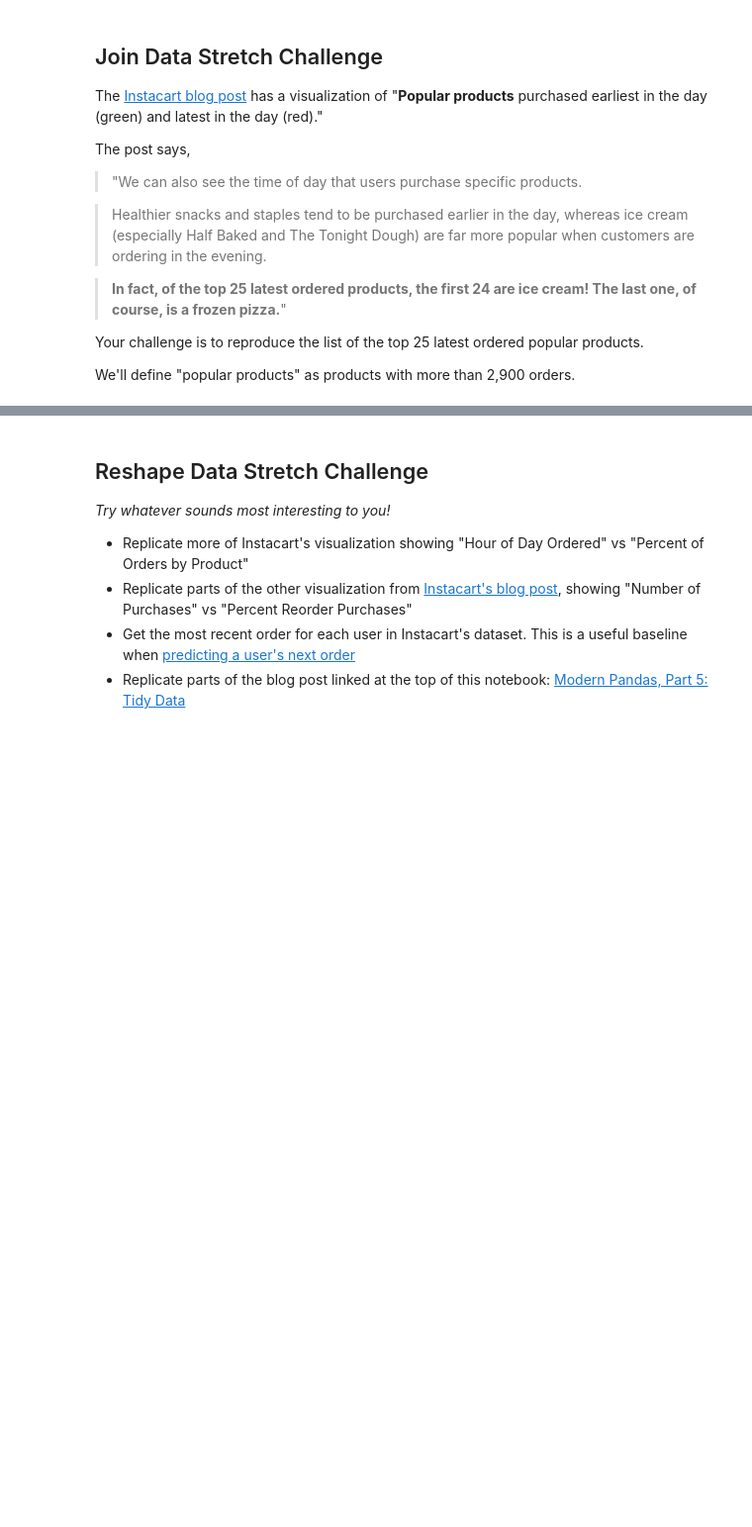
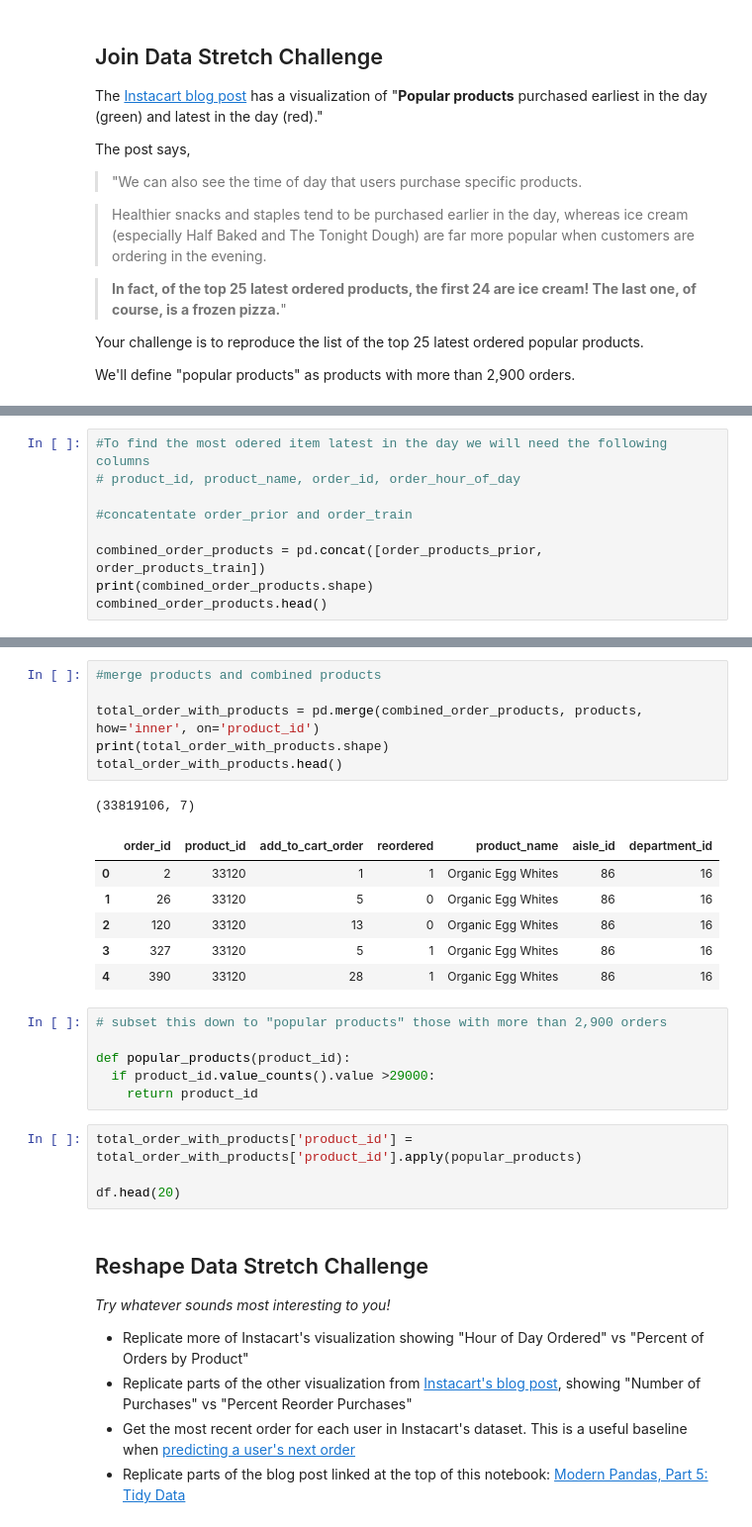
Before and after one commit to bloominstituteoftechnology/DS-Unit-1-Sprint-1-Data-Wrangling-and-Storytelling, a Jupyter notebook: module3-join-and-reshape-data/LS_DS_113_Join_and_Reshape_Data_Assignment.ipynb, the cells around one changed output, grey strips where cells are left out. Shown at 99% size. Cells and saved outputs as stored; diff of their text form; blank space fills up the shorter version.

```diff
--- a/module3-join-and-reshape-data/LS_DS_113_Join_and_Reshape_Data_Assignment.ipynb
+++ b/module3-join-and-reshape-data/LS_DS_113_Join_and_Reshape_Data_Assignment.ipynb
@@ -373,0 +434,9 @@ We'll define "popular products" as products with more than 2,900 orders.
+# %%
+#To find the most odered item latest in the day we will need the following columns
+# product_id, product_name, order_id, order_hour_of_day
+
+#concatentate order_prior and order_train
+
+combined_order_products = pd.concat([order_products_prior, order_products_train])
+print(combined_order_products.shape)
+combined_order_products.head()
@@ -374,3 +451,27 @@ We'll define "popular products" as products with more than 2,900 orders.
+# %%
+#merge products and combined products
+
+total_order_with_products = pd.merge(combined_order_products, products, how='inner', on='product_id')
+print(total_order_with_products.shape)
+total_order_with_products.head()
+# %% [output]
+(33819106, 7)
+|  | order_id | product_id | add_to_cart_order | reordered | product_name | aisle_id | department_id |
+| 0 | 2 | 33120 | 1 | 1 | Organic Egg Whites | 86 | 16 |
+| 1 | 26 | 33120 | 5 | 0 | Organic Egg Whites | 86 | 16 |
+| 2 | 120 | 33120 | 13 | 0 | Organic Egg Whites | 86 | 16 |
+| 3 | 327 | 33120 | 5 | 1 | Organic Egg Whites | 86 | 16 |
+| 4 | 390 | 33120 | 28 | 1 | Organic Egg Whites | 86 | 16 |
+# %%
+# subset this down to "popular products" those with more than 2,900 orders
+
+def popular_products(product_id):
+  if product_id.value_counts().value >29000:
+    return product_id
+# %%
+total_order_with_products['product_id'] = total_order_with_products['product_id'].apply(popular_products)
+
+df.head(20)
 # %% [markdown]
 ## Reshape Data Stretch Challenge
 
```
Also changed, not shown: parts of 7 cells of this notebook.
